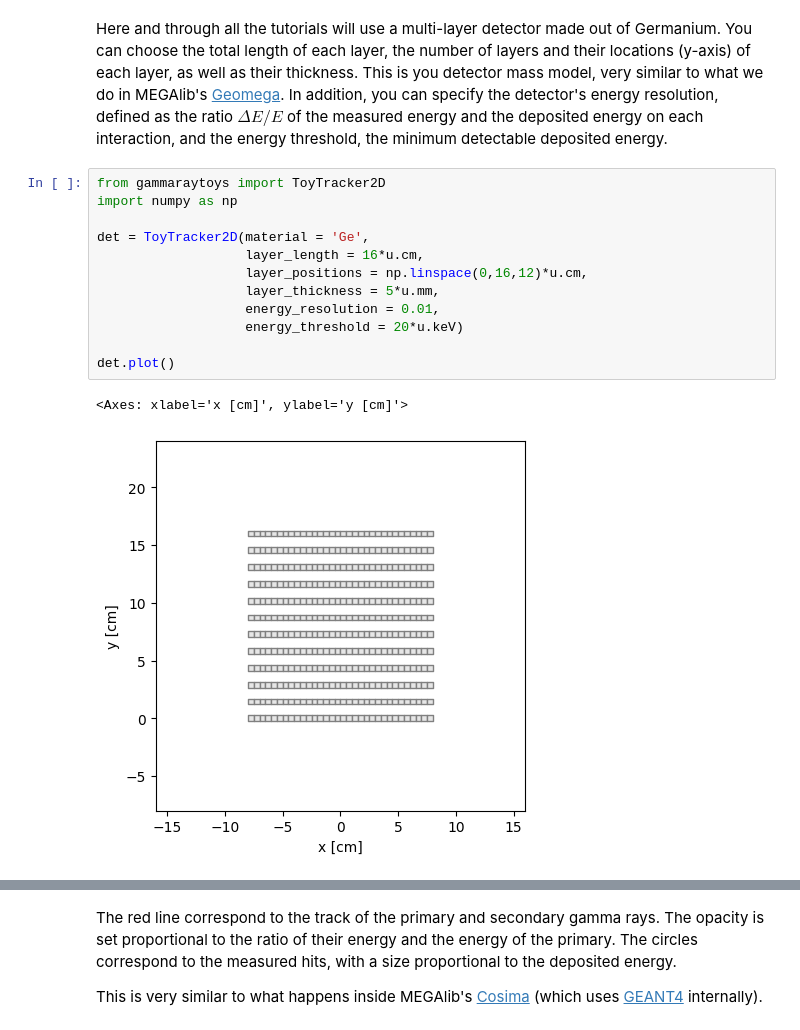
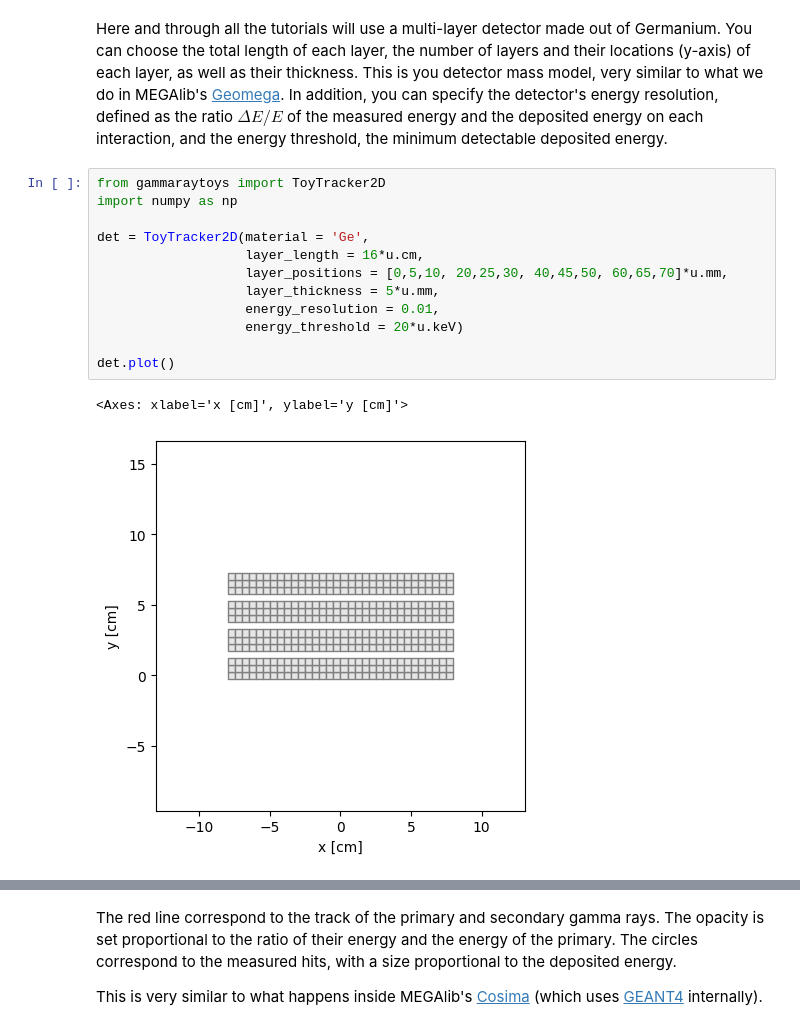
Before and after one commit to israelmcmc/gammaraytoys, a Jupyter notebook: docs/tutorials/the_toy_compton_detector.ipynb, the cells around one changed output, grey strips where cells are left out. Drawn from its saved outputs; the diff is of its cells as text.

```diff
--- a/docs/tutorials/the_toy_compton_detector.ipynb
+++ b/docs/tutorials/the_toy_compton_detector.ipynb
@@ -95,21 +95,21 @@ Also two take-home messages main from this plot:
 ## Detector designing
 # %% [markdown]
 Here and through all the tutorials will use a multi-layer detector made out of Germanium. You can choose the total length of each layer, the number of layers and their locations (y-axis) of each layer, as well as their thickness. This is you detector mass model, very similar to what we do in MEGAlib's [Geomega](https://raw.githubusercontent.com/zoglauer/megalib/main/doc/Geomega.pdf). In addition, you can specify the detector's energy resolution, defined as the ratio $\Delta E/E$ of the measured energy and the deposited energy on each interaction, and the energy threshold, the minimum detectable deposited energy.
-# %%
-from gammaraytoys import ToyTracker2D
-import numpy as np
-
-det = ToyTracker2D(material = 'Ge',
-                   layer_length = 16*u.cm,
-                   layer_positions = np.linspace(0,16,12)*u.cm,
-                   layer_thickness = 5*u.mm,
-                   energy_resolution = 0.01,
-                   energy_threshold = 20*u.keV)
-
-det.plot()
-# %% [output]
-<Axes: xlabel='x [cm]', ylabel='y [cm]'>
-[figure, removed]
+# %%
+from gammaraytoys import ToyTracker2D
+import numpy as np
+
+det = ToyTracker2D(material = 'Ge',
+                   layer_length = 16*u.cm,
+                   layer_positions = [0,5,10, 20,25,30, 40,45,50, 60,65,70]*u.mm,
+                   layer_thickness = 5*u.mm,
+                   energy_resolution = 0.01,
+                   energy_threshold = 20*u.keV)
+
+det.plot()
+# %% [output]
+<Axes: xlabel='x [cm]', ylabel='y [cm]'>
+[figure, added]
 # %% [markdown]
 This detector is somewhat COSI-like. It has the similar dimensions, the same total amount of Germanium, as well a position resolution, energy resolution and energy threshold of the same order.
 
```
Also changed, not shown: parts of 6 cells of this notebook, 1 other file.
